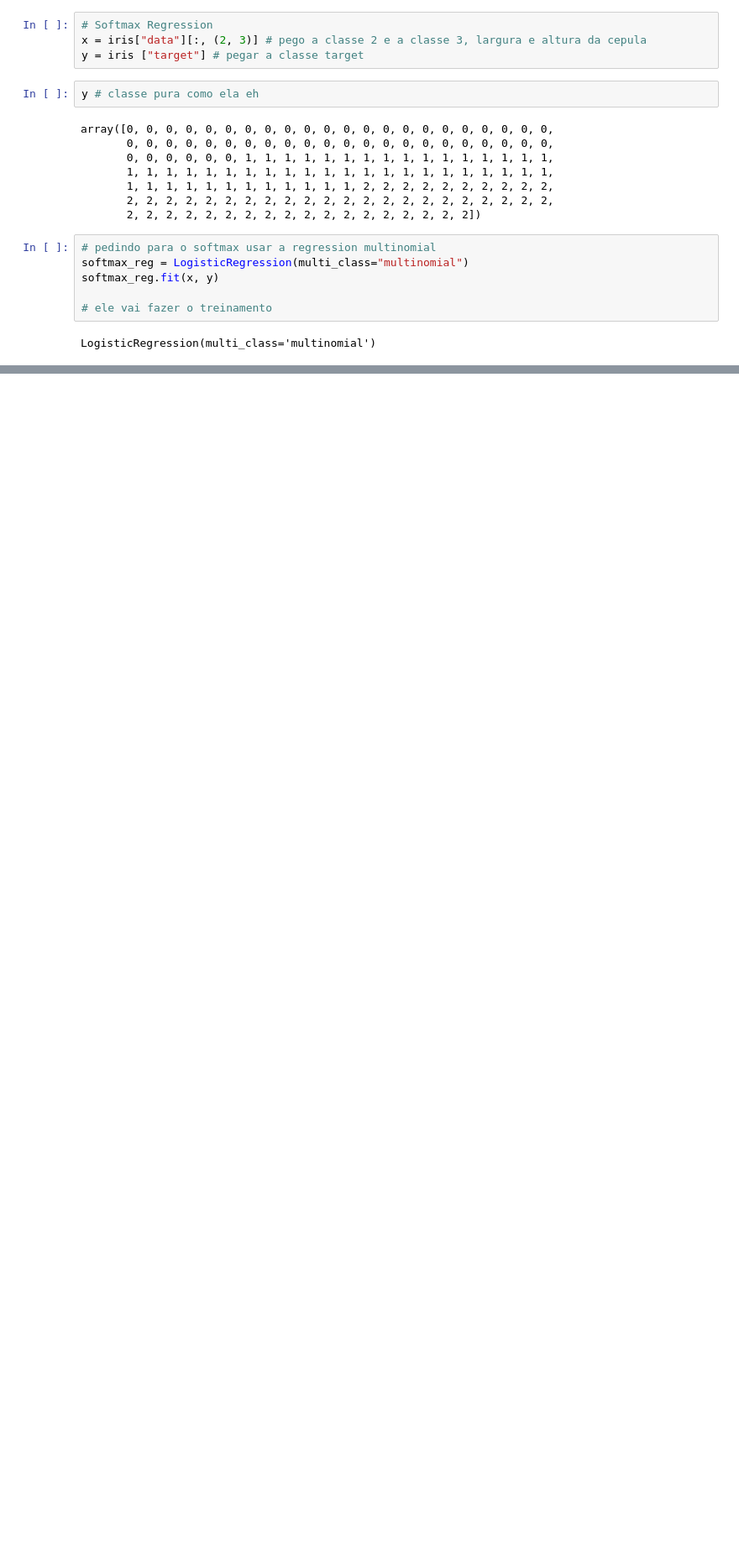
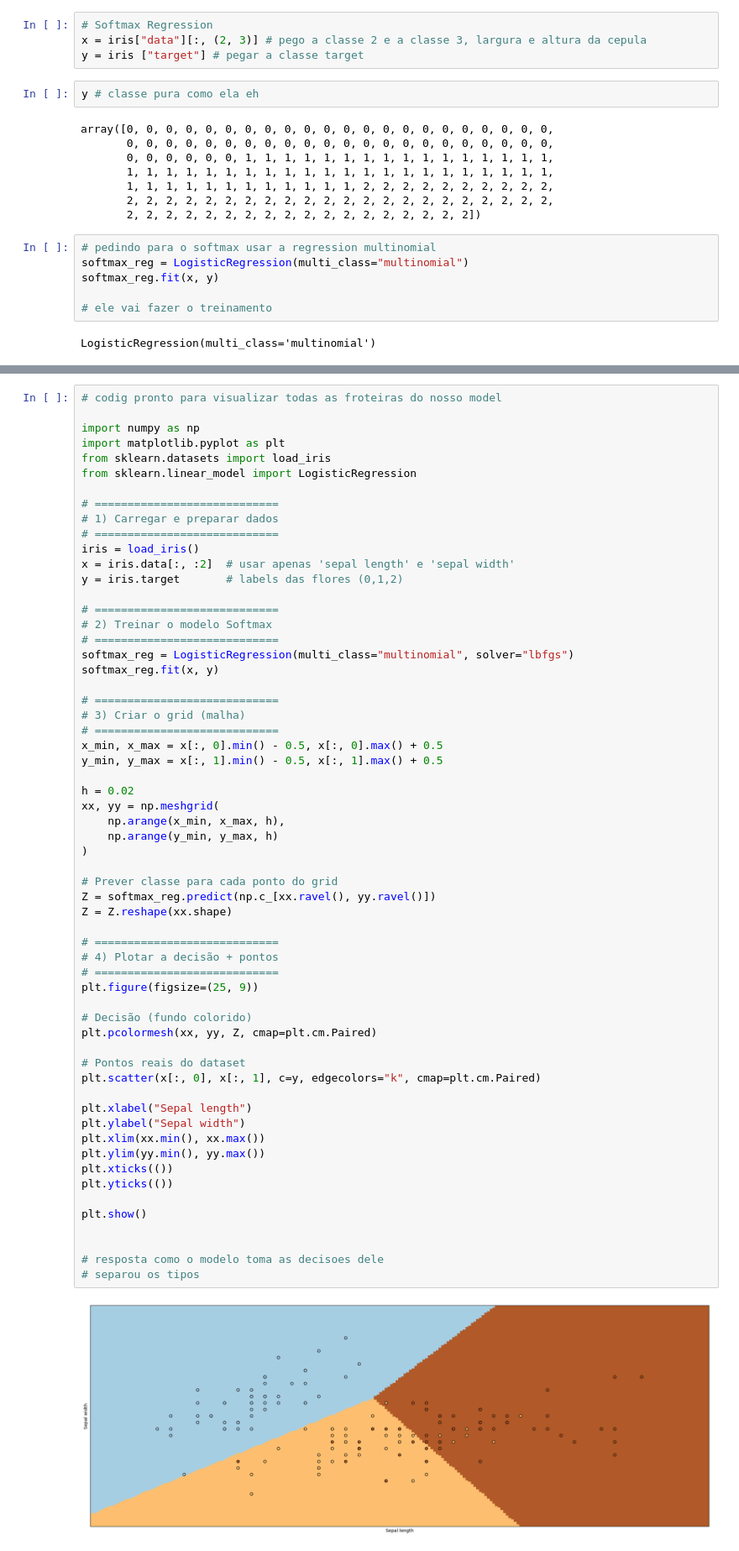
Before and after one commit to ludiemert/Classification_Regression_Models, a Jupyter notebook: 7_Classification_Regression_Models/2_Linear_Regression_1.ipynb, the cells around one changed output, grey strips where cells are left out. Shown at 84% size. Drawn from its saved outputs; the diff is of its cells as text; blank space fills up the shorter version.

Commit message:
add 70_Linear_Regression_model e func_fronteira de decisoes

```diff
--- a/7_Classification_Regression_Models/2_Linear_Regression_1.ipynb
+++ b/7_Classification_Regression_Models/2_Linear_Regression_1.ipynb
@@ -875,0 +890,62 @@ LogisticRegression(multi_class='multinomial')
+# %%
+# codig pronto para visualizar todas as froteiras do nosso model
+
+import numpy as np
+import matplotlib.pyplot as plt
+from sklearn.datasets import load_iris
+from sklearn.linear_model import LogisticRegression
+
+# ============================
+# 1) Carregar e preparar dados
+# ============================
+iris = load_iris()
+x = iris.data[:, :2]  # usar apenas 'sepal length' e 'sepal width'
+y = iris.target       # labels das flores (0,1,2)
+
+# ============================
+# 2) Treinar o modelo Softmax
+# ============================
+softmax_reg = LogisticRegression(multi_class="multinomial", solver="lbfgs")
+softmax_reg.fit(x, y)
+
+# ============================
+# 3) Criar o grid (malha)
+# ============================
+x_min, x_max = x[:, 0].min() - 0.5, x[:, 0].max() + 0.5
+y_min, y_max = x[:, 1].min() - 0.5, x[:, 1].max() + 0.5
+
+h = 0.02
+xx, yy = np.meshgrid(
+    np.arange(x_min, x_max, h),
+    np.arange(y_min, y_max, h)
+)
+
+# Prever classe para cada ponto do grid
+Z = softmax_reg.predict(np.c_[xx.ravel(), yy.ravel()])
+Z = Z.reshape(xx.shape)
+
+# ============================
+# 4) Plotar a decisão + pontos
+# ============================
+plt.figure(figsize=(25, 9))
+
+# Decisão (fundo colorido)
+plt.pcolormesh(xx, yy, Z, cmap=plt.cm.Paired)
+
+# Pontos reais do dataset
+plt.scatter(x[:, 0], x[:, 1], c=y, edgecolors="k", cmap=plt.cm.Paired)
+
+plt.xlabel("Sepal length")
+plt.ylabel("Sepal width")
+plt.xlim(xx.min(), xx.max())
+plt.ylim(yy.min(), yy.max())
+plt.xticks(())
+plt.yticks(())
+
+plt.show()
+
+
+# resposta como o modelo toma as decisoes dele
+# separou os tipos
+# %% [output]
+[figure, added]
```
Also changed, not shown: parts of 2 cells of this notebook, 1 other file.
